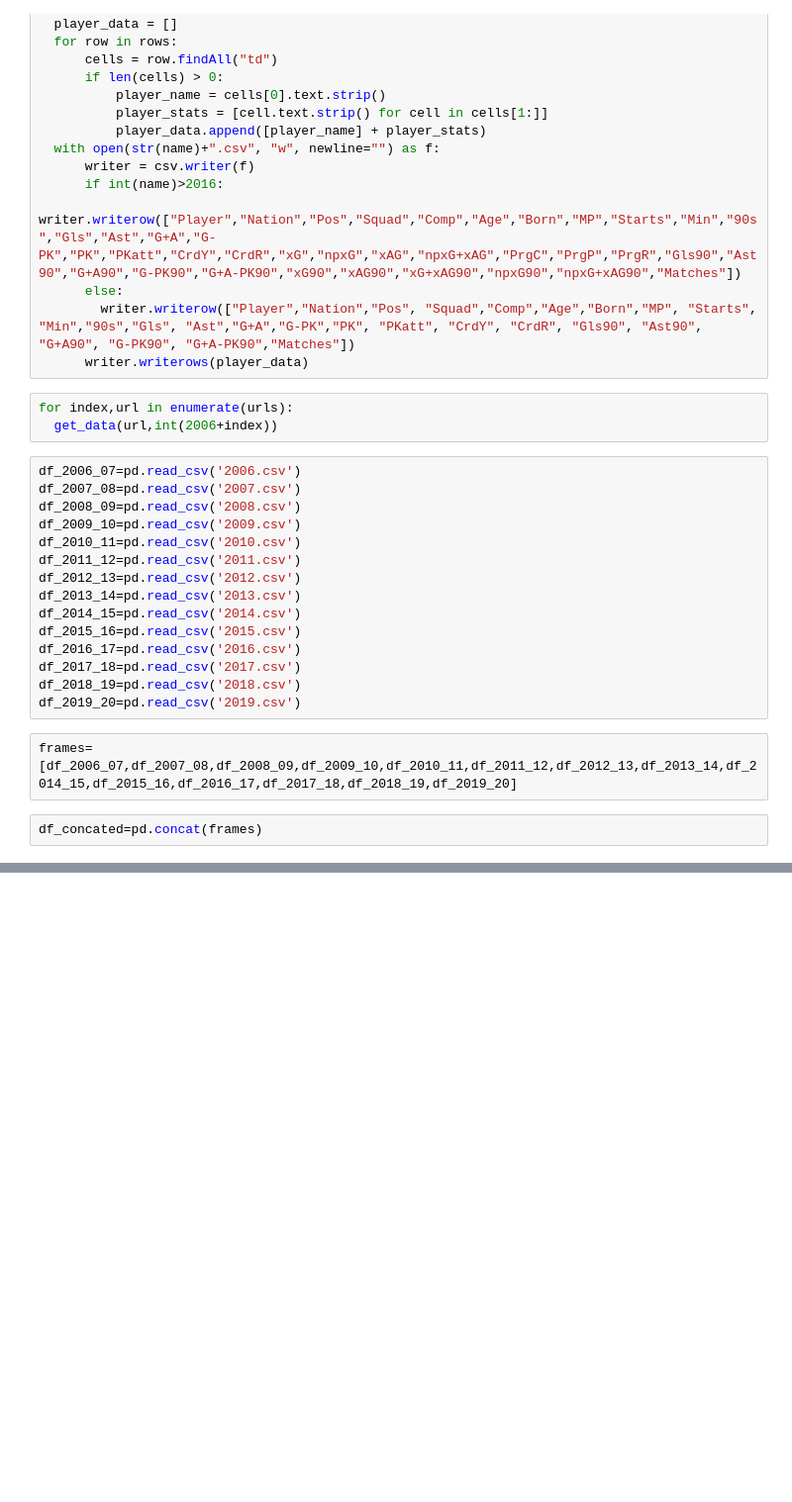
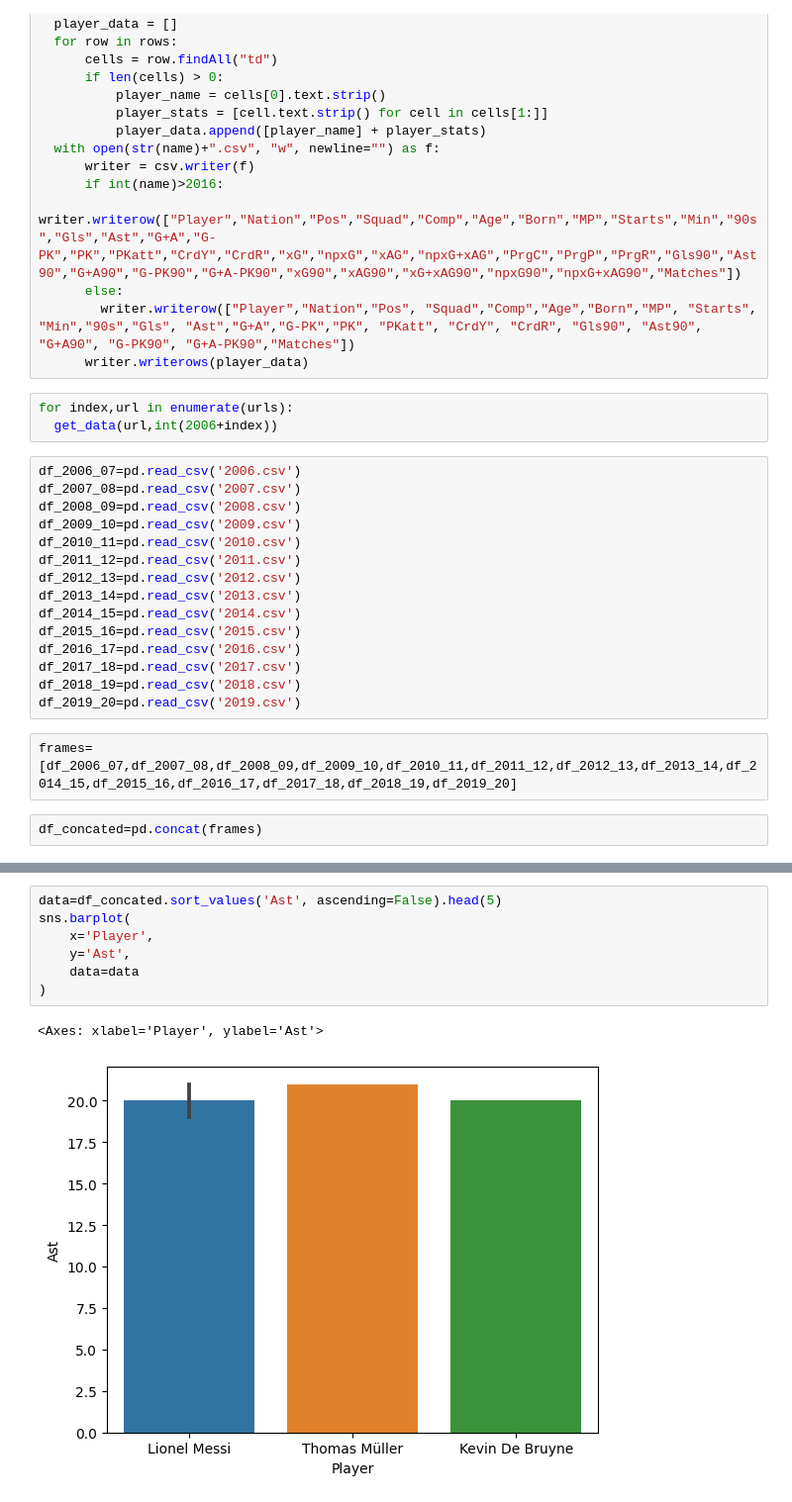
Before and after one commit to Preethi-tera/CS6830-final_project, a Jupyter notebook: Combining_League_Data.ipynb, the cells around one changed output, grey strips where cells are left out. Shown at 99% size. Saved outputs shown, nothing was run; the diff lists cells and outputs as text; blank space fills up the shorter version.

```diff
--- a/Combining_League_Data.ipynb
+++ b/Combining_League_Data.ipynb
@@ -64,0 +118,10 @@ df_concated=pd.concat(frames)
+# %%
+data=df_concated.sort_values('Ast', ascending=False).head(5)
+sns.barplot(
+    x='Player',
+    y='Ast',
+    data=data
+)
+# %% [output]
+<Axes: xlabel='Player', ylabel='Ast'>
+[figure, added]
```
Also changed, not shown: parts of 91 cells of this notebook.
